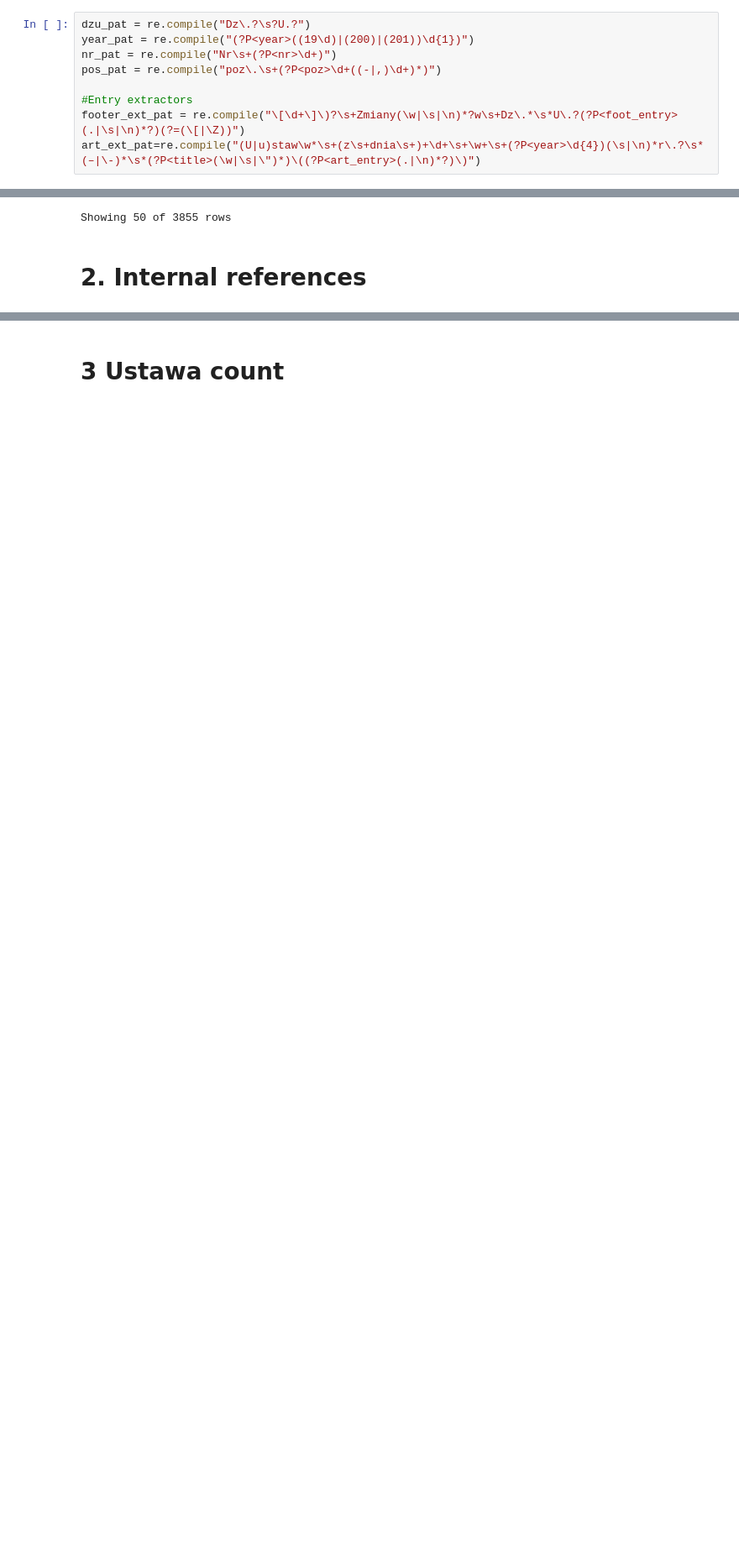
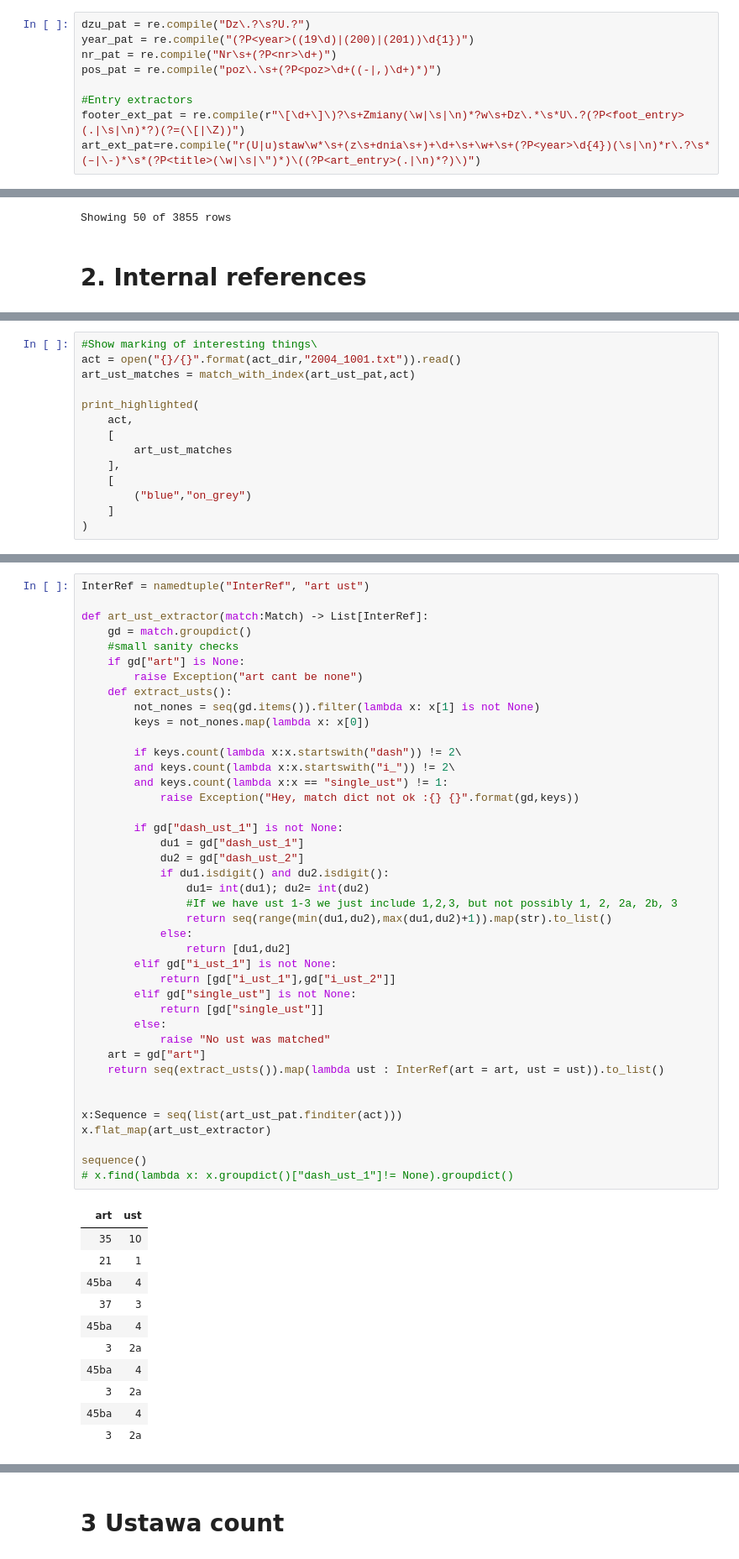
Before and after one commit to JakDar/nlp-lab-2019, a Jupyter notebook: NLP_lab1_regex.ipynb, the cells around one changed output, grey strips where cells are left out. Shown at 84% size. Saved outputs shown, nothing was run; the diff lists cells and outputs as text; blank space fills up the shorter version.

```diff
--- a/NLP_lab1_regex.ipynb
+++ b/NLP_lab1_regex.ipynb
@@ -48,8 +50,8 @@ nr_pat = re.compile("Nr\s+(?P<nr>\d+)")
 pos_pat = re.compile("poz\.\s+(?P<poz>\d+((-|,)\d+)*)")
 
 #Entry extractors
-footer_ext_pat = re.compile("\[\d+\]\)?\s+Zmiany(\w|\s|\n)*?w\s+Dz\.*\s*U\.?(?P<foot_entry>(.|\s|\n)*?)(?=(\[|\Z))")
-art_ext_pat=re.compile("(U|u)staw\w*\s+(z\s+dnia\s+)+\d+\s+\w+\s+(?P<year>\d{4})(\s|\n)*r\.?\s*(–|\-)*\s*(?P<title>(\w|\s|\")*)\((?P<art_entry>(.|\n)*?)\)")
+footer_ext_pat = re.compile(r"\[\d+\]\)?\s+Zmiany(\w|\s|\n)*?w\s+Dz\.*\s*U\.?(?P<foot_entry>(.|\s|\n)*?)(?=(\[|\Z))")
+art_ext_pat=re.compile("r(U|u)staw\w*\s+(z\s+dnia\s+)+\d+\s+\w+\s+(?P<year>\d{4})(\s|\n)*r\.?\s*(–|\-)*\s*(?P<title>(\w|\s|\")*)\((?P<art_entry>(.|\n)*?)\)")
 # %% [markdown]
 # 1. External references
 # %%
@@ -211,0 +232,14 @@ Showing 50 of 3855 rows
+# %%
+#Show marking of interesting things\
+act = open("{}/{}".format(act_dir,"2004_1001.txt")).read()
+art_ust_matches = match_with_index(art_ust_pat,act)
+
+print_highlighted(
+    act,
+    [
+        art_ust_matches
+    ],
+    [
+        ("blue","on_grey")
+    ]
+)
@@ -211,0 +264,53 @@ Showing 50 of 3855 rows
+# %%
+InterRef = namedtuple("InterRef", "art ust")
+
+def art_ust_extractor(match:Match) -> List[InterRef]:
+    gd = match.groupdict()
+    #small sanity checks
+    if gd["art"] is None:
+        raise Exception("art cant be none")
+    def extract_usts():
+        not_nones = seq(gd.items()).filter(lambda x: x[1] is not None)
+        keys = not_nones.map(lambda x: x[0])
+
+        if keys.count(lambda x:x.startswith("dash")) != 2\
+        and keys.count(lambda x:x.startswith("i_")) != 2\
+        and keys.count(lambda x:x == "single_ust") != 1:
+            raise Exception("Hey, match dict not ok :{} {}".format(gd,keys))
+
+        if gd["dash_ust_1"] is not None:
+            du1 = gd["dash_ust_1"]
+            du2 = gd["dash_ust_2"]
+            if du1.isdigit() and du2.isdigit():
+                du1= int(du1); du2= int(du2)
+                #If we have ust 1-3 we just include 1,2,3, but not possibly 1, 2, 2a, 2b, 3
+                return seq(range(min(du1,du2),max(du1,du2)+1)).map(str).to_list()
+            else:
+                return [du1,du2]
+        elif gd["i_ust_1"] is not None:
+            return [gd["i_ust_1"],gd["i_ust_2"]]
+        elif gd["single_ust"] is not None:
+            return [gd["single_ust"]]
+        else:
+            raise "No ust was matched"
+    art = gd["art"]
+    return seq(extract_usts()).map(lambda ust : InterRef(art = art, ust = ust)).to_list()
+
+
+x:Sequence = seq(list(art_ust_pat.finditer(act)))
+x.flat_map(art_ust_extractor)
+
+sequence()
+# x.find(lambda x: x.groupdict()["dash_ust_1"]!= None).groupdict()
+# %% [output]
+| art | ust |
+| 35 | 10 |
+| 21 | 1 |
+| 45ba | 4 |
+| 37 | 3 |
+| 45ba | 4 |
+| 3 | 2a |
+| 45ba | 4 |
+| 3 | 2a |
+| 45ba | 4 |
+| 3 | 2a |
```
Also changed, not shown: parts of 10 cells of this notebook.
